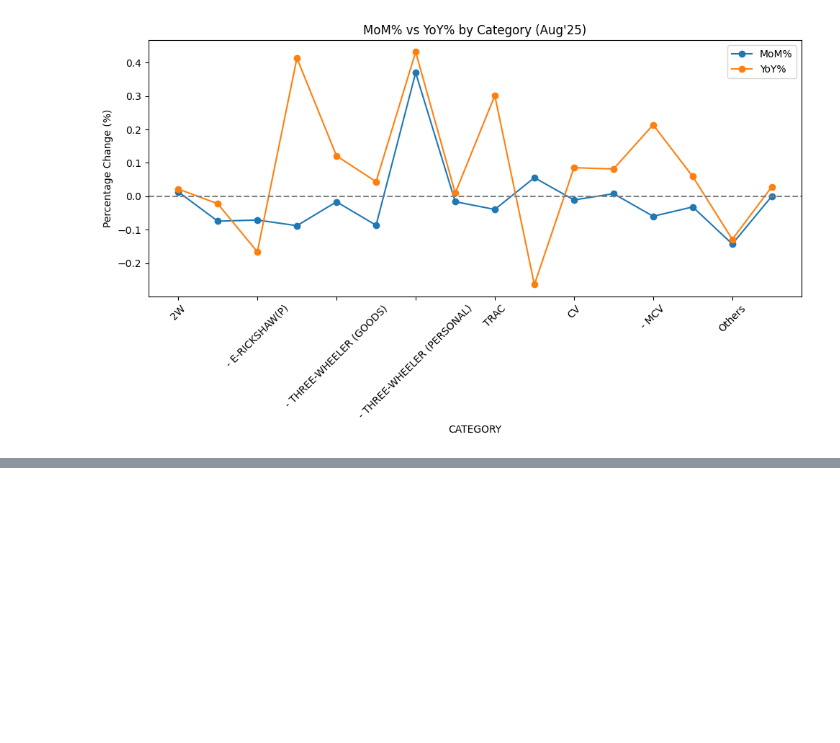
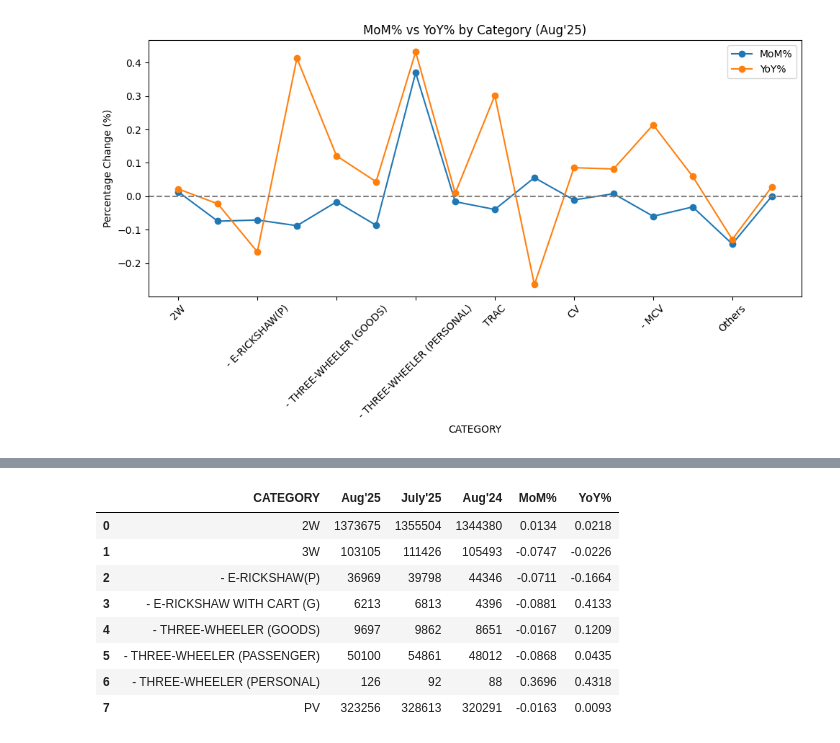
Before and after one commit to simplyshree/Car-Sales_Festive-Season---Trends-Analysis, a Jupyter notebook: main.ipynb, the cells around one changed output, grey strips where cells are left out. Cells and saved outputs as stored; diff of their text form; code cells hidden in the pictures; blank space fills up the shorter version.

```diff
--- a/main.ipynb
+++ b/main.ipynb
@@ -206,0 +247,12 @@ plt.show()
+# %%
+df.head(8)
+# %% [output]
+|  | CATEGORY | Aug'25 | July'25 | Aug'24 | MoM% | YoY% |
+| 0 | 2W | 1373675 | 1355504 | 1344380 | 0.0134 | 0.0218 |
+| 1 | 3W | 103105 | 111426 | 105493 | -0.0747 | -0.0226 |
+| 2 | - E-RICKSHAW(P) | 36969 | 39798 | 44346 | -0.0711 | -0.1664 |
+| 3 | - E-RICKSHAW WITH CART (G) | 6213 | 6813 | 4396 | -0.0881 | 0.4133 |
+| 4 | - THREE-WHEELER (GOODS) | 9697 | 9862 | 8651 | -0.0167 | 0.1209 |
+| 5 | - THREE-WHEELER (PASSENGER) | 50100 | 54861 | 48012 | -0.0868 | 0.0435 |
+| 6 | - THREE-WHEELER (PERSONAL) | 126 | 92 | 88 | 0.3696 | 0.4318 |
+| 7 | PV | 323256 | 328613 | 320291 | -0.0163 | 0.0093 |
```
Also changed, not shown: parts of 9 cells of this notebook.
